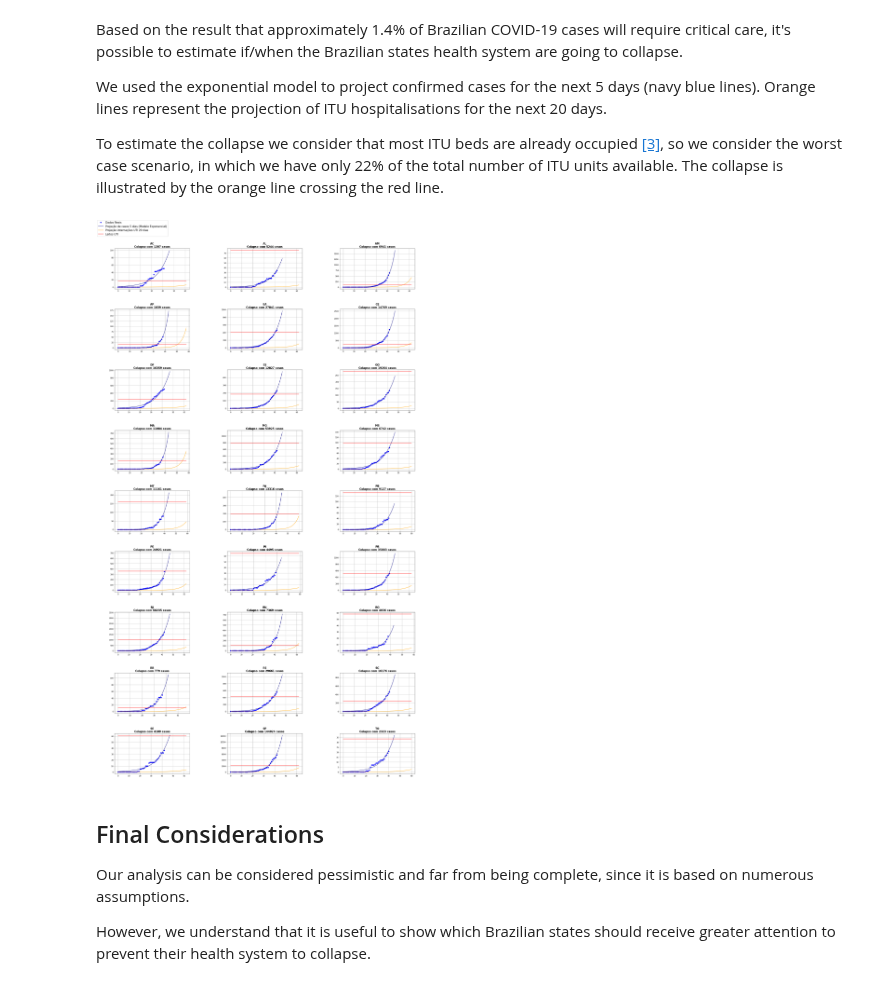
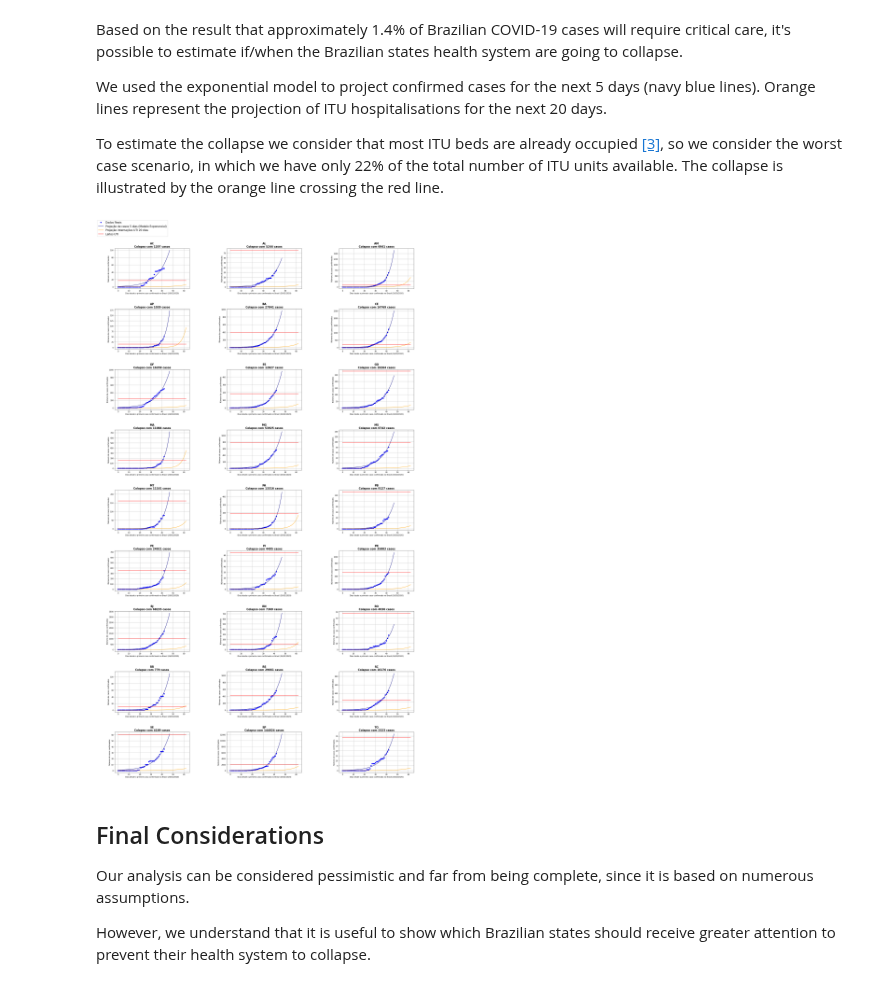
Before and after one commit to pdpcosta/COVID-19_Brazil, a Jupyter notebook: Python/COVID_19_Brazil_States_HealthSystemCollapseAnalysis.ipynb, the cells around one changed output. Drawn from its saved outputs; the diff is of its cells as text; code cells hidden in the pictures.

```diff
--- a/Python/COVID_19_Brazil_States_HealthSystemCollapseAnalysis.ipynb
+++ b/Python/COVID_19_Brazil_States_HealthSystemCollapseAnalysis.ipynb
@@ -249,11 +249,11 @@ for i in range(27):
 
   #state_epidemy=df_cases[df_cases.State==x]
   state=df_cases[df_cases.State==x]
-
-  state_epidemy=state[(state['Confirmed']>0)]
-  day1=state_epidemy['Date'].iloc[0]
-  day1=day1-pd.Timedelta(days=20)
-  state_epidemy=state[(state['Date']>=day1)]
+  state_epidemy=state
+  #state_epidemy=state[(state['Confirmed']>0)]
+  #day1=state_epidemy['Date'].iloc[0]
+  #day1=day1-pd.Timedelta(days=20)
+  #state_epidemy=state[(state['Date']>=day1)]
   #print(state_epidemy.head(3))
 
   expfit_state=curve_fit(exponential_model,np.asarray(range(len(state_epidemy))),state_epidemy['Confirmed'],p0=[1,1,1])
@@ -263,36 +263,38 @@ for i in range(27):
   a[j][k].plot(np.asarray(range(len(state_epidemy.Date)+5)), [exponential_model(i,expfit_state[0][0],expfit_state[0][1],expfit_state[0][2]) for i in np.asarray(range(len(state_epidemy.Date)+5))], label="Projeção de casos 5 dias (Modelo Exponencial)", color = 'navy' ) #exp curve
   a[j][k].plot(np.asarray(range(len(state_epidemy.Date)+20)), [0.0144*exponential_model(i,expfit_state[0][0],expfit_state[0][1],expfit_state[0][2]) for i in np.asarray(range(len(state_epidemy.Date)+20))], label="Projeção internações UTI 20 dias", color = 'orange' ) #exp curve itu hospitalizations
   # number of ITU units (22% of total)
+  a[j][k].set_xlabel("Dias desde o primeiro caso confirmado no Brasil (26/02/2020)")
+  a[j][k].set_ylabel("Número de casos confirmados")
   itu_units=np.zeros((len(state_epidemy.Date)+20))+(0.22*df_itu[df_itu.State==x].Total.iloc[0])
   a[j][k].plot(range(len(state_epidemy.Date)+20), itu_units,label = 'Leitos UTI', color = 'red')
 
 #   state = df_cases[df_cases.State == x]
 #   a[j][k].set_title(str(x),fontweight="bold", size=15)
 #   expfit_state = curve_fit(exponential_model,np.asarray(range(len(state.Date))), state['Confirmed'], p0 = [1,1,1])
 #   #real data
 #   a[j][k].plot(range(len(state.Date)),state['Confirmed'],'ro', label = "Dados Reais", color = "b")
 #   #predicted curve for confirmed cases
 #   a[j][k].plot(np.asarray(range(len(state.Date)+5)), [exponential_model(i,expfit_state[0][0],expfit_state[0][1],expfit_state[0][2]) for i in np.asarray(range(len(state.Date)+5))], label="Exp Model", color = 'r' ) #exp curve
 #   a[j][k].plot(np.asarray(range(len(state.Date)+5)), [0.0144*exponential_model(i,expfit_state[0][0],expfit_state[0][1],expfit_state[0][2]) for i in np.asarray(range(len(state.Date)+5))], label="Predicted itu hospitalizations (1.44%)", color = 'm' ) #exp curve itu hospitalizations
 #   #number of ITU units (22% of total)
 #   itu_units = np.array([0.22*df_itu.Total[i] for k in range(len(state.Date)+5)])
 #   a[j][k].plot(range(len(state.Date)+5), itu_units,label = 'Available ITUs', color = 'c')
   a[j][k].grid()
   a[j][k].set_title(str(x)+'\nColapso com '+str(((0.22*df_itu[df_itu.State==x].Total.iloc[0])/br_itu_percentage).astype(int))+' casos',fontweight="bold", size=15)
   if (k != 2):
     k += 1
   else:
     k = 0
     j += 1
 
 
 #legend
 legend_x = -0.25
 legend_y = 1.5
 a[0][0].legend(loc='center left', bbox_to_anchor=(legend_x, legend_y),fontsize = 15)
 plt.show()
 # %% [output]
-[figure, old version]
+[figure, new version]
 # %% [markdown]
 ## Final Considerations
 
```
